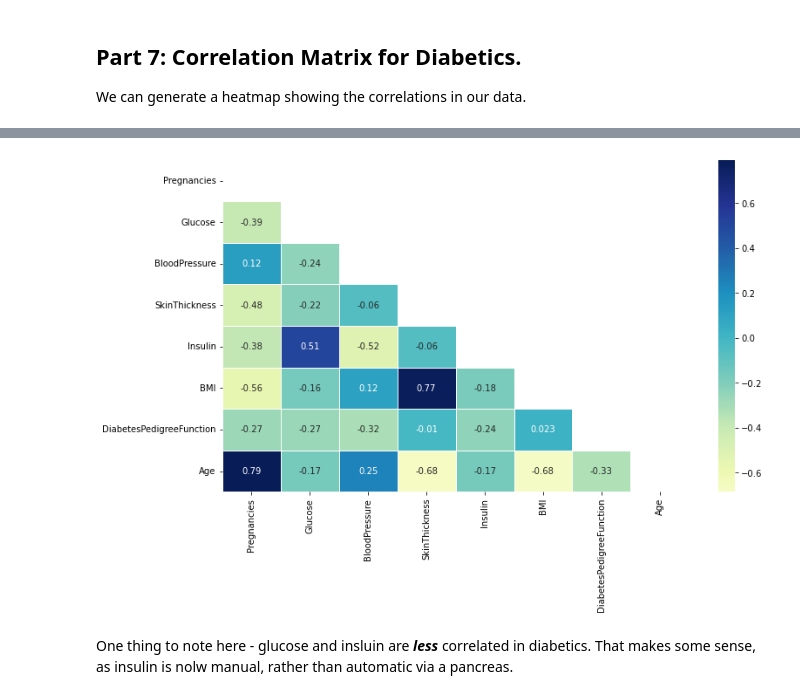
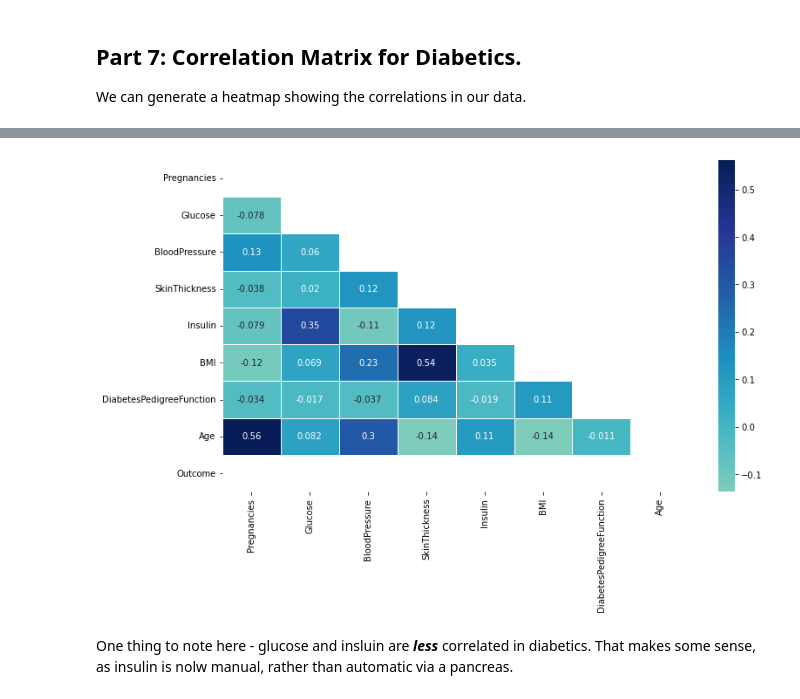
Before and after one commit to shaunmcgregor/Basic_Stats_in_Python_Student_Workbooks, a Jupyter notebook: 011_Relationships_Scatter.ipynb, the cells around one changed output, grey strips where cells are left out. Cells and saved outputs as stored; diff of their text form; code cells hidden in the pictures.

```diff
--- a/011_Relationships_Scatter.ipynb
+++ b/011_Relationships_Scatter.ipynb
@@ -631,10 +631,10 @@ posCorrs.head()
 | Insulin | -0.079218 | 0.349752 | -0.110270 | 0.122289 | 1.000000 | 0.034631 | -0.018767 | 0.105043 | ... |
 # %%
 #Plot correlation matrix
-mask = np.triu(np.ones_like(posCorrs.drop(columns=["Outcome"]).corr(), dtype=bool))
-sns.heatmap(posCorrs.drop(columns=["Outcome"]).corr(), center=0, linewidths=.5, annot=True, cmap="YlGnBu", yticklabels=True, mask=mask)
+mask = np.triu(np.ones_like(posCorrs.drop(columns=["Outcome"]), dtype=bool))
+sns.heatmap(posCorrs.drop(columns=["Outcome"]), center=0, linewidths=.5, annot=True, cmap="YlGnBu", yticklabels=True, mask=mask)
 plt.show()
 # %% [output]
-[figure, old version]
+[figure, new version]
 # %% [markdown]
 One thing to note here - glucose and insluin are <b><i>less</i></b> correlated in diabetics. That makes some sense, as insulin is nolw manual, rather than automatic via a pancreas.
```
Also changed, not shown: parts of 8 cells of this notebook.
